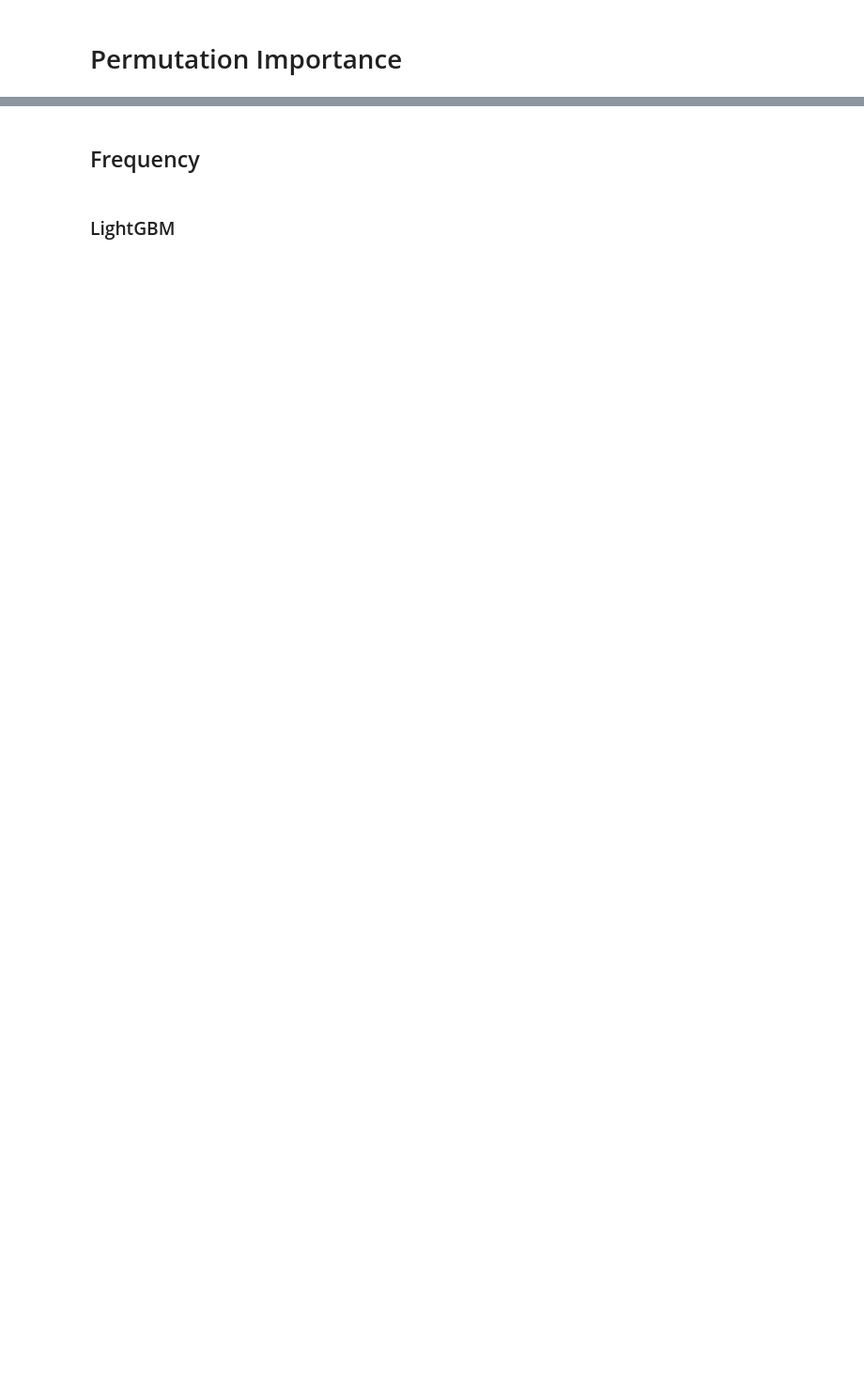
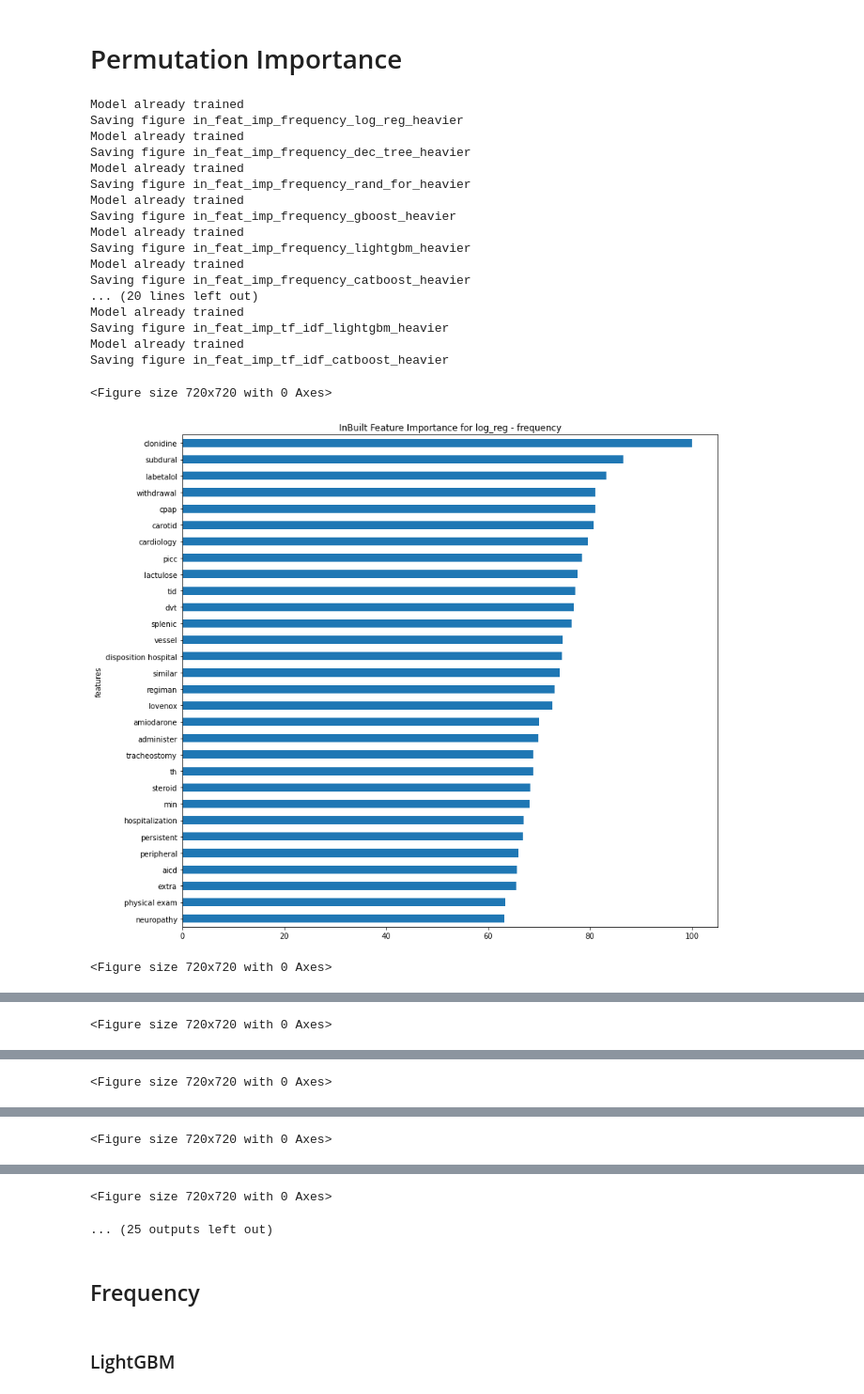
Before and after one commit to jaotombo/mimim_iii_readmission, a Jupyter notebook: notebooks/5. Permutation_Importance.ipynb, the cells around one changed output, grey strips where cells are left out. Shown at 94% size. Saved outputs shown, nothing was run; the diff lists cells and outputs as text; code cells hidden in the pictures; blank space fills up the shorter version.

```diff
--- a/notebooks/5. Permutation_Importance.ipynb
+++ b/notebooks/5. Permutation_Importance.ipynb
@@ -106,8 +106,12 @@ if feat_select:
 else:
     feat_tag = ''
 
+expanded_def = True # set to True if we want to consider future readmissions and avoid using CMS
+
 if icu_stays == True:
     icu_folder = 'icu_only'
+    if expanded_def:
+        icu_folder = 'expanded'
 else:
     icu_folder = 'all_hosp'
 
@@ -181,3 +185,50 @@ def save_fig(fig_id, tight_layout=True):
     if tight_layout:
         plt.tight_layout()
     plt.savefig(path, format='png', dpi=300)
+# %%
+method_list = ['frequency', 'onehot', 'tf_idf']
+model_list = ['log_reg', 'dec_tree', 'rand_for', 'gboost', 'lightgbm', 'catboost']
+# %%
+writer = pd.ExcelWriter(f'{path_to_models}output_feat.xlsx')
+startrow = 0
+for method in method_list:
+    train, test, val = load_datasets(method, include_val = include_val) # we load the dataset we want to use
+    for model_name in model_list:
+        with open(f'{path_to_models}_{model_name}_{method}{tune_tag}{seed_tag}{lemma_tag}{med_tag}{heavier_tag}{feat_tag}', 'rb') as file:
+            estimator = dill.load(file)
+            print('Model already trained')
+        if model_name == 'log_reg':
+            df_imp = df_perm_importance(test, estimator.coef_[0], inbuilt = True)
+        else:
+            df_imp = df_perm_importance(test, estimator.feature_importances_, inbuilt = True)
+        plt.figure(figsize = (10,10))
+        df_imp[:30].plot(x="features", y="importance", kind="barh", figsize = (12,10), legend = False).invert_yaxis()
+        plt.title(f'InBuilt Feature Importance for {model_name} - {method}')
+        save_fig(f'in_feat_imp_{method}_{model_name}{tune_tag}{med_tag}{heavier_tag}')
+        df_imp[:30].to_excel(writer,sheet_name='Feat_Imp_Untuned', startrow=startrow +1)
+        worksheet = writer.sheets['Feat_Imp_Untuned']
+        worksheet.write(startrow, 0, f'{model_name} {method}')
+        startrow += (df_imp[:30].shape[0] + 2)
+
+writer.close()
+# %% [output]
+Model already trained
+Saving figure in_feat_imp_frequency_log_reg_heavier
+Model already trained
+Saving figure in_feat_imp_frequency_dec_tree_heavier
+Model already trained
+Saving figure in_feat_imp_frequency_rand_for_heavier
+Model already trained
+Saving figure in_feat_imp_frequency_gboost_heavier
+Model already trained
+Saving figure in_feat_imp_frequency_lightgbm_heavier
+Model already trained
+Saving figure in_feat_imp_frequency_catboost_heavier
+... (20 lines left out)
+Model already trained
+Saving figure in_feat_imp_tf_idf_lightgbm_heavier
+Model already trained
+Saving figure in_feat_imp_tf_idf_catboost_heavier
+<Figure size 720x720 with 0 Axes>
+[figure, added]
+<Figure size 720x720 with 0 Axes>
@@ -183,0 +236 @@ def save_fig(fig_id, tight_layout=True):
+<Figure size 720x720 with 0 Axes>
@@ -183,0 +238 @@ def save_fig(fig_id, tight_layout=True):
+<Figure size 720x720 with 0 Axes>
@@ -183,0 +240 @@ def save_fig(fig_id, tight_layout=True):
+<Figure size 720x720 with 0 Axes>
@@ -184,3 +242,5 @@ def save_fig(fig_id, tight_layout=True):
+<Figure size 720x720 with 0 Axes>
+... (25 outputs left out)
 # %% [markdown]
 ## Frequency
 # %%
```
Also changed, not shown: parts of 24 cells of this notebook, 3 other files.
